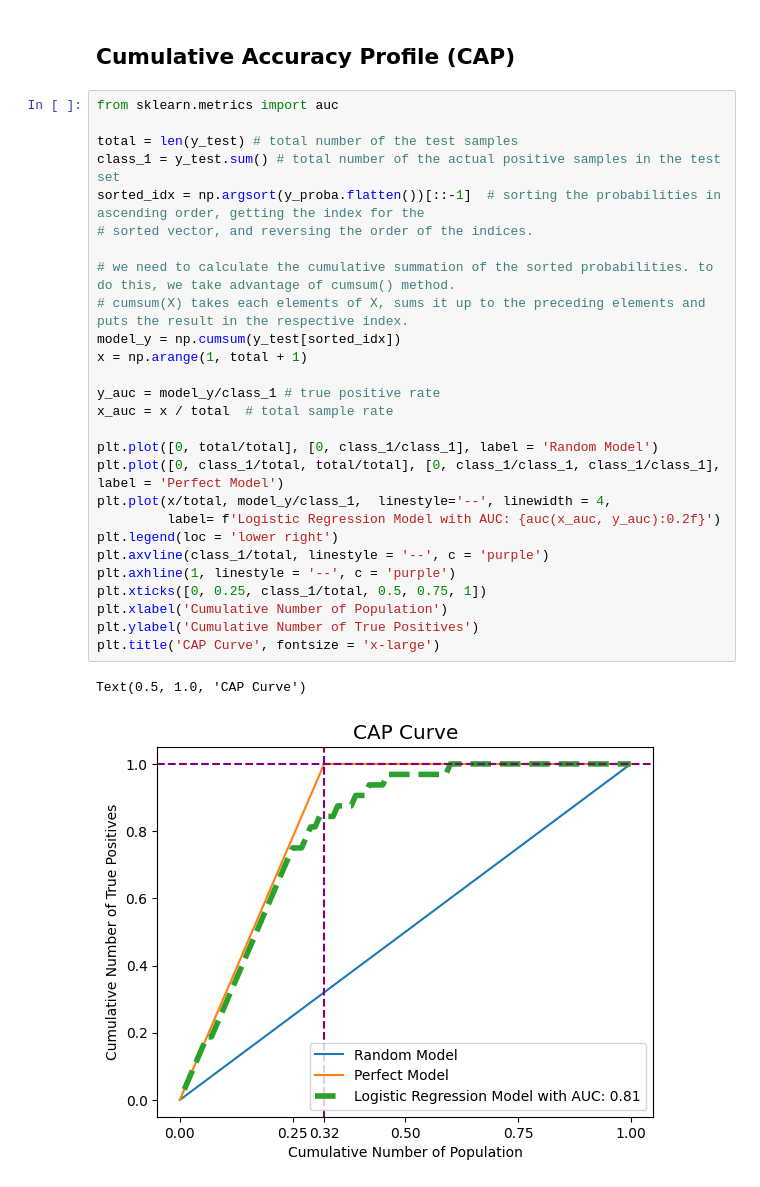
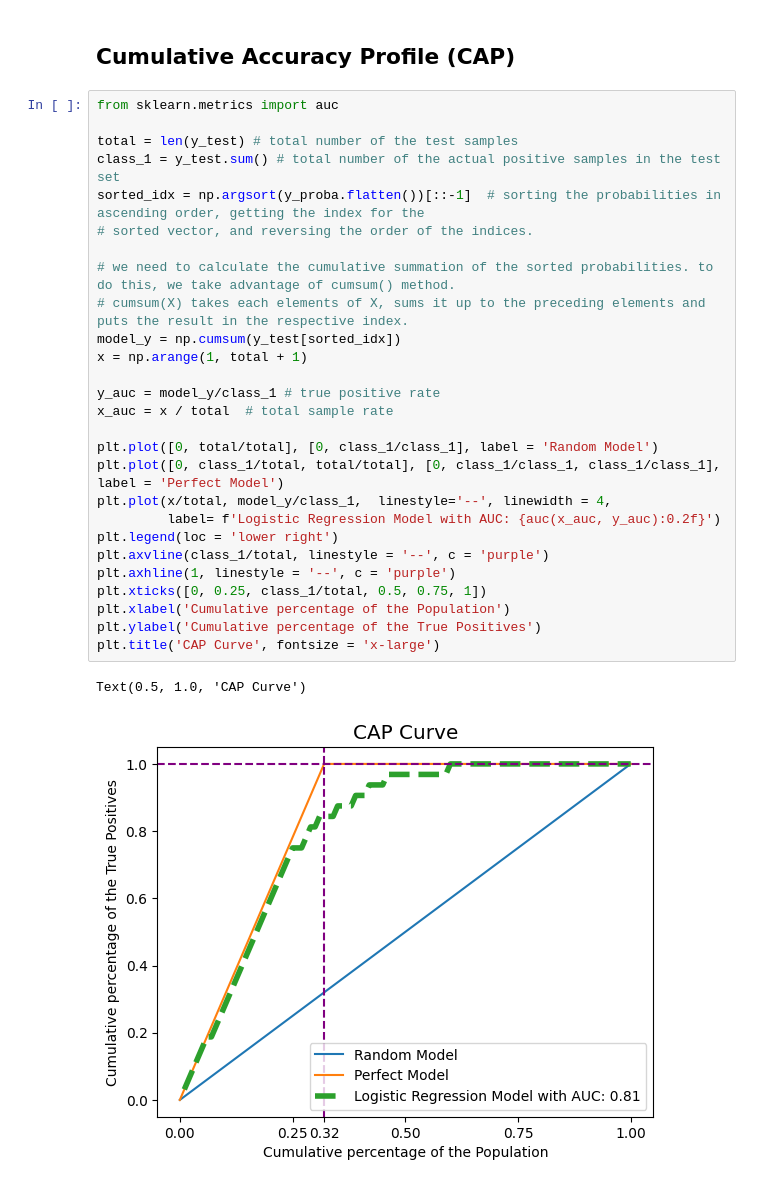
Before and after one commit to kuroshkarimi/Machine-Learning-and-Data-Analysis, a Jupyter notebook: Classic_Machine_Learning/Automobile_Purchase_Prediction.ipynb, the cells around one changed output. Drawn from its saved outputs; the diff is of its cells as text.

```diff
--- a/Classic_Machine_Learning/Automobile_Purchase_Prediction.ipynb
+++ b/Classic_Machine_Learning/Automobile_Purchase_Prediction.ipynb
@@ -299,30 +299,30 @@ In summary, the logistic regression model has a strong Predictive Power.
 # %%
 from sklearn.metrics import auc
 
 total = len(y_test) # total number of the test samples
 class_1 = y_test.sum() # total number of the actual positive samples in the test set
 sorted_idx = np.argsort(y_proba.flatten())[::-1]  # sorting the probabilities in ascending order, getting the index for the
 # sorted vector, and reversing the order of the indices.
 
 # we need to calculate the cumulative summation of the sorted probabilities. to do this, we take advantage of cumsum() method.
 # cumsum(X) takes each elements of X, sums it up to the preceding elements and puts the result in the respective index.
 model_y = np.cumsum(y_test[sorted_idx])
 x = np.arange(1, total + 1)
 
 y_auc = model_y/class_1 # true positive rate
 x_auc = x / total  # total sample rate
 
 plt.plot([0, total/total], [0, class_1/class_1], label = 'Random Model')
 plt.plot([0, class_1/total, total/total], [0, class_1/class_1, class_1/class_1], label = 'Perfect Model')
 plt.plot(x/total, model_y/class_1,  linestyle='--', linewidth = 4,
          label= f'Logistic Regression Model with AUC: {auc(x_auc, y_auc):0.2f}')
 plt.legend(loc = 'lower right')
 plt.axvline(class_1/total, linestyle = '--', c = 'purple')
 plt.axhline(1, linestyle = '--', c = 'purple')
 plt.xticks([0, 0.25, class_1/total, 0.5, 0.75, 1])
-plt.xlabel('Cumulative Number of Population')
-plt.ylabel('Cumulative Number of True Positives')
+plt.xlabel('Cumulative percentage of the Population')
+plt.ylabel('Cumulative percentage of the True Positives')
 plt.title('CAP Curve', fontsize = 'x-large')
 # %% [output]
 Text(0.5, 1.0, 'CAP Curve')
-[figure, old version]
+[figure, new version]
```
